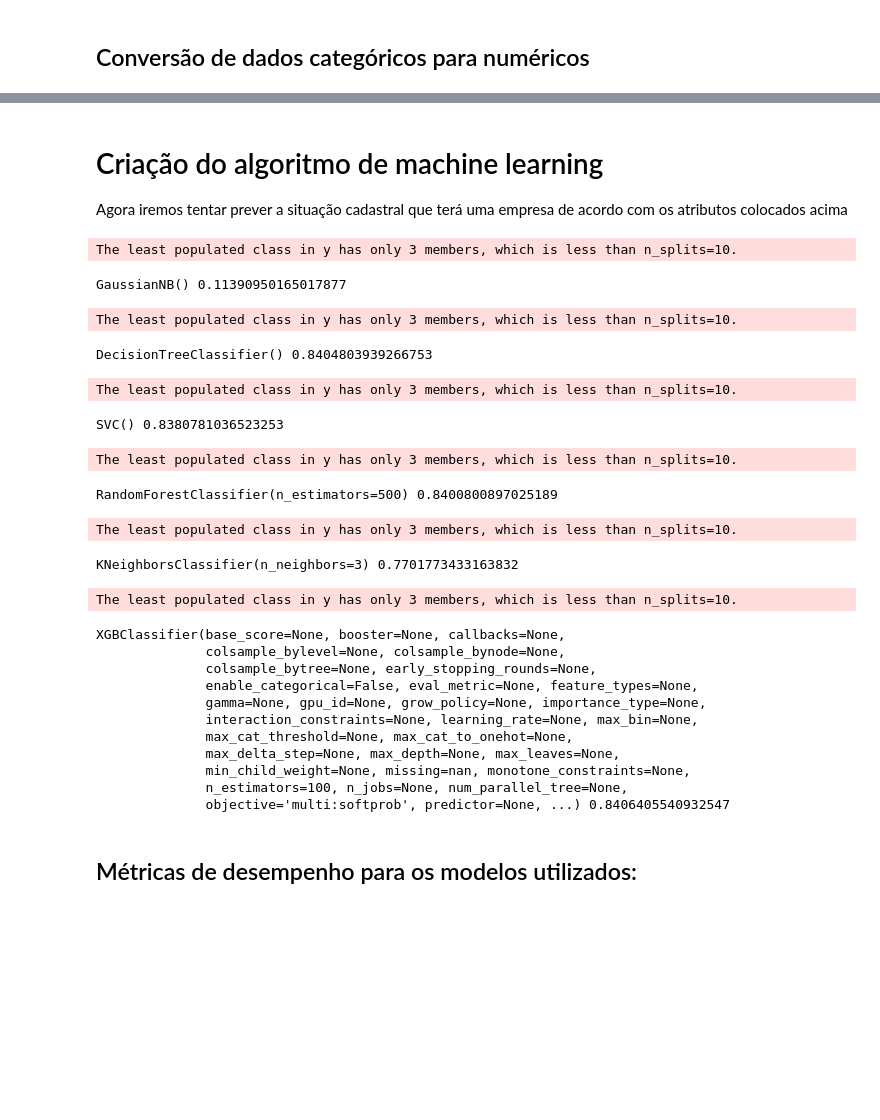
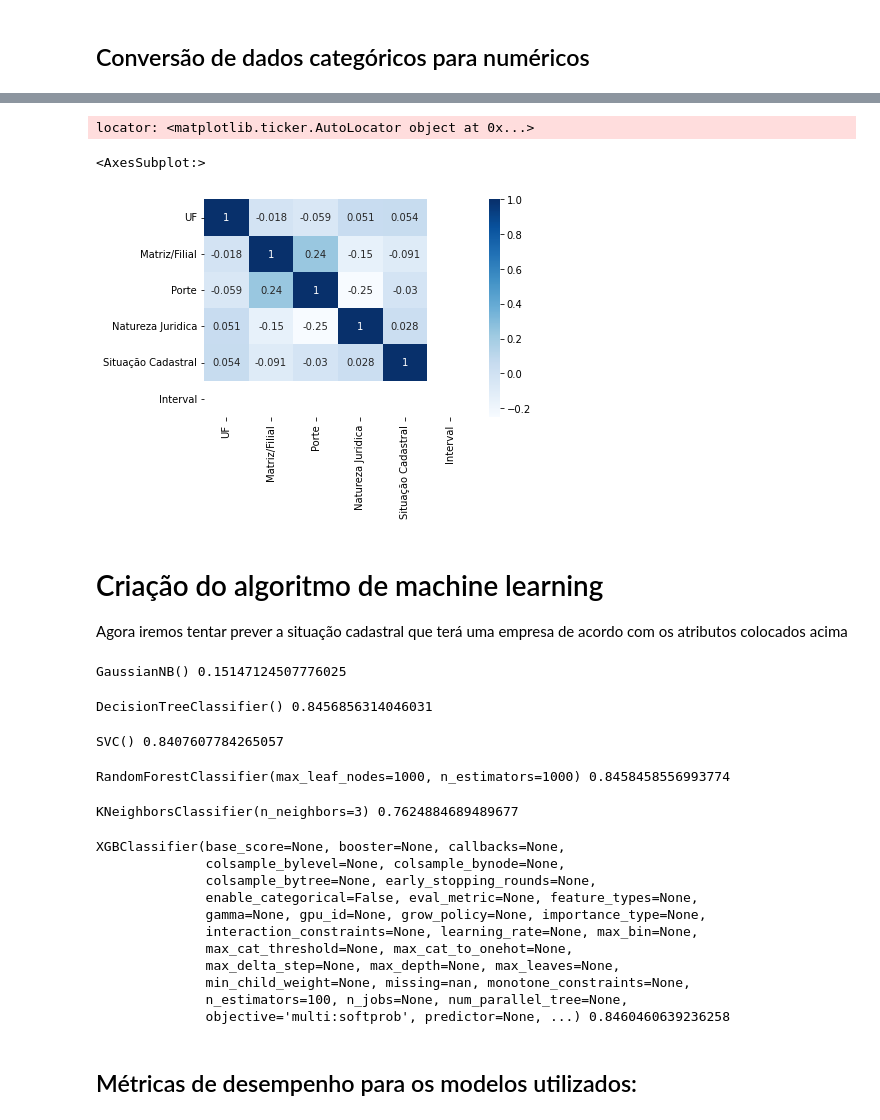
Before and after one commit to sergioneto12/PJI4_analise_dados_cnpj, a Jupyter notebook: machine_learning/ML_model.ipynb, the cells around one changed output, grey strips where cells are left out. Drawn from its saved outputs; the diff is of its cells as text; code cells hidden in the pictures; blank space fills up the shorter version.

```diff
--- a/machine_learning/ML_model.ipynb
+++ b/machine_learning/ML_model.ipynb
@@ -380,3 +399,15 @@ df_ml
+# %%
+corr = df_ml.corr()
+
+sns.heatmap(corr,
+        xticklabels=corr.columns,
+        yticklabels=corr.columns,
+        cmap="Blues",
+        annot=True)
+# %% [output]
+locator: <matplotlib.ticker.AutoLocator object at 0x...>
+<AxesSubplot:>
+[figure, added]
 # %% [markdown]
 # Criação do algoritmo de machine learning
 
@@ -405,7 +436,7 @@ for modelo in lista_modelos:
 lista_modelos = [GaussianNB(),
                  DecisionTreeClassifier(),
                  SVC(),
-                 RandomForestClassifier(n_estimators = 500),
+                 RandomForestClassifier(n_estimators = 1000, max_leaf_nodes=1000),
                  KNeighborsClassifier(n_neighbors=3),
                  XGBClassifier()
                 ]
@@ -415,28 +446,22 @@ for modelo in lista_modelos:
     val_res_clf = cross_val_score(modelo, x_test, y_test, cv=10)
     print(modelo, val_res_clf.mean())
 # %% [output]
-The least populated class in y has only 3 members, which is less than n_splits=10.
+GaussianNB() 0.15147124507776025
-GaussianNB() 0.11390950165017877
+DecisionTreeClassifier() 0.8456856314046031
-The least populated class in y has only 3 members, which is less than n_splits=10.
+SVC() 0.8407607784265057
-DecisionTreeClassifier() 0.8404803939266753
+RandomForestClassifier(max_leaf_nodes=1000, n_estimators=1000) 0.8458458556993774
-The least populated class in y has only 3 members, which is less than n_splits=10.
+KNeighborsClassifier(n_neighbors=3) 0.7624884689489677
-SVC() 0.8380781036523253
+XGBClassifier(base_score=None, booster=None, callbacks=None,
+              colsample_bylevel=None, colsample_bynode=None,
+              colsample_bytree=None, early_stopping_rounds=None,
+              enable_categorical=False, eval_metric=None, feature_types=None,
+              gamma=None, gpu_id=None, grow_policy=None, importance_type=None,
+              interaction_constraints=None, learning_rate=None, max_bin=None,
+              max_cat_threshold=None, max_cat_to_onehot=None,
+              max_delta_step=None, max_depth=None, max_leaves=None,
+              min_child_weight=None, missing=nan, monotone_constraints=None,
+              n_estimators=100, n_jobs=None, num_parallel_tree=None,
+              objective='multi:softprob', predictor=None, ...) 0.8460460639236258
-The least populated class in y has only 3 members, which is less than n_splits=10.
-RandomForestClassifier(n_estimators=500) 0.8400800897025189
-The least populated class in y has only 3 members, which is less than n_splits=10.
-KNeighborsClassifier(n_neighbors=3) 0.7701773433163832
-The least populated class in y has only 3 members, which is less than n_splits=10.
-XGBClassifier(base_score=None, booster=None, callbacks=None,
-              colsample_bylevel=None, colsample_bynode=None,
-              colsample_bytree=None, early_stopping_rounds=None,
-              enable_categorical=False, eval_metric=None, feature_types=None,
-              gamma=None, gpu_id=None, grow_policy=None, importance_type=None,
-              interaction_constraints=None, learning_rate=None, max_bin=None,
-              max_cat_threshold=None, max_cat_to_onehot=None,
-              max_delta_step=None, max_depth=None, max_leaves=None,
-              min_child_weight=None, missing=nan, monotone_constraints=None,
-              n_estimators=100, n_jobs=None, num_parallel_tree=None,
-              objective='multi:softprob', predictor=None, ...) 0.8406405540932547
 # %%
 # Previsões
 previsoes = []
```
Also changed, not shown: parts of 17 cells of this notebook, 2 other files.
